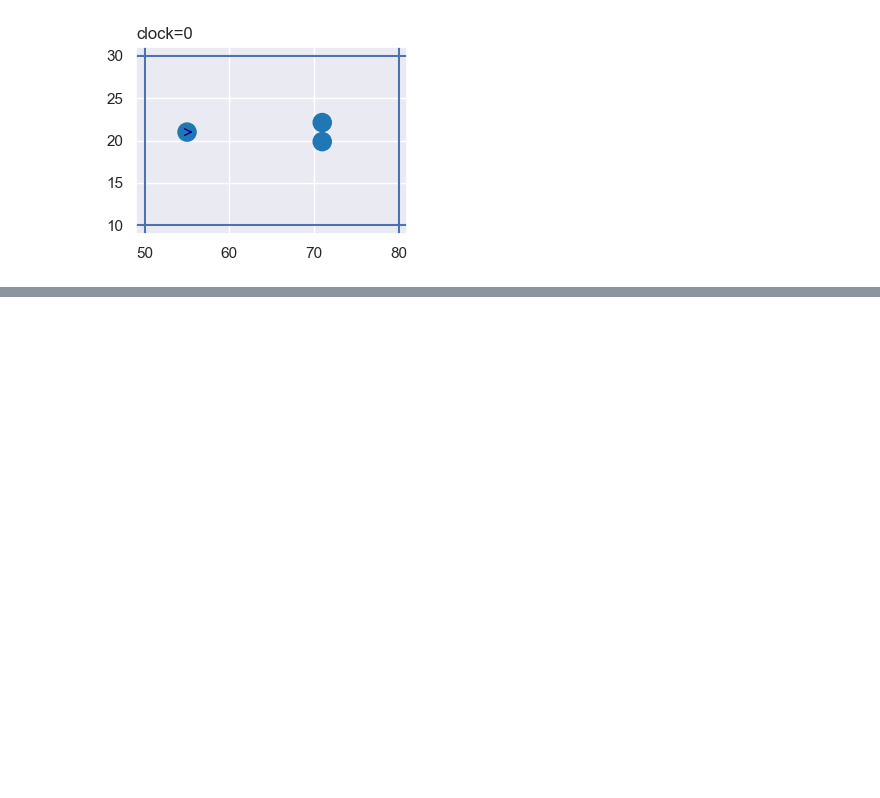
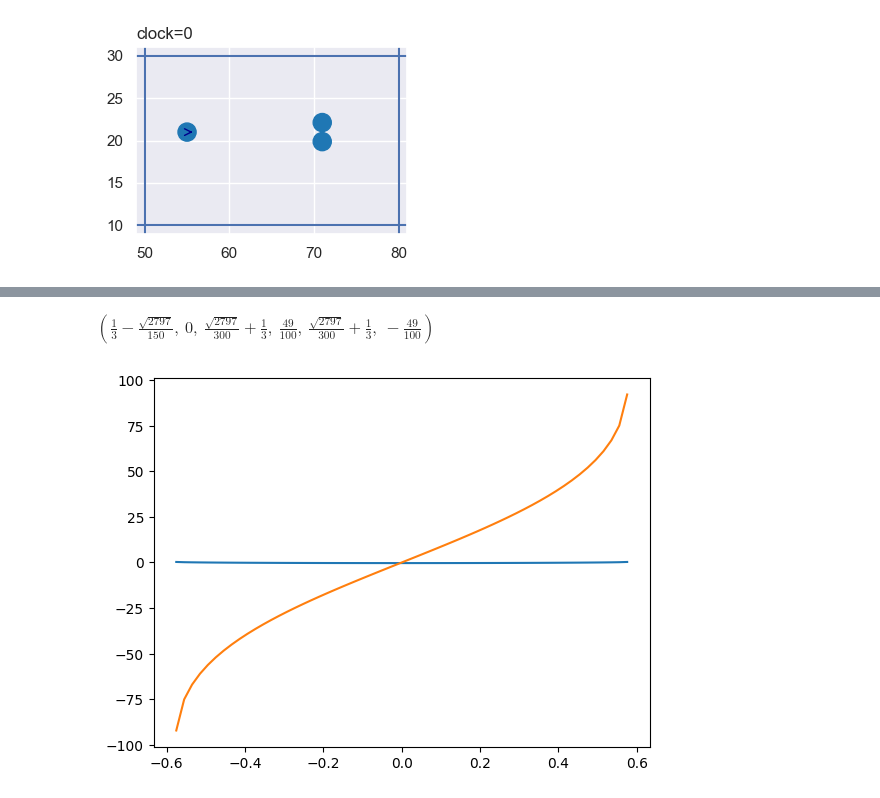
Before and after one commit to CarlKCarlK/perfect-physics, a Jupyter notebook: part_5_pydata.ipynb, the cells around one changed output, grey strips where cells are left out. Cells and saved outputs as stored; diff of their text form; code cells hidden in the pictures; blank space fills up the shorter version.

```diff
--- a/part_5_pydata.ipynb
+++ b/part_5_pydata.ipynb
@@ -616,0 +662,23 @@ figures[1]
+# %%
+list(minipool)[0].subs(chat_vy,-S(49)/100)
+# %% [output]
+$\displaystyle \left( \frac{1}{3} - \frac{\sqrt{2797}}{150}, \  0, \  \frac{\sqrt{2797}}{300} + \frac{1}{3}, \  \frac{49}{100}, \  \frac{\sqrt{2797}}{300} + \frac{1}{3}, \  - \frac{49}{100}\right)$
+# %%
+import numpy as np
+import matplotlib.pyplot as plt
+
+cy = np.linspace(-1,1,100)
+ax = []
+c_tan = []
+for cyi in cy:
+    axi,ayi,bxi,byi,cxi,_ = list(minipool)[0].subs(chat_vy,cyi)
+    axi, cxi = complex(axi), complex(cxi)
+    axi, cxi = (axi.real, cxi.real) if axi.imag == 0 else (np.nan, np.nan)
+    ax.append(axi)
+    c_tani = np.tan(np.arctan2(cyi, cxi))  * 180 / np.pi
+    c_tan.append(c_tani)
+plt.plot(cy, ax)
+plt.plot(cy, c_tan)
+plt.show()
+# %% [output]
+[figure, added]
```
Also changed, not shown: parts of 4 cells of this notebook.
